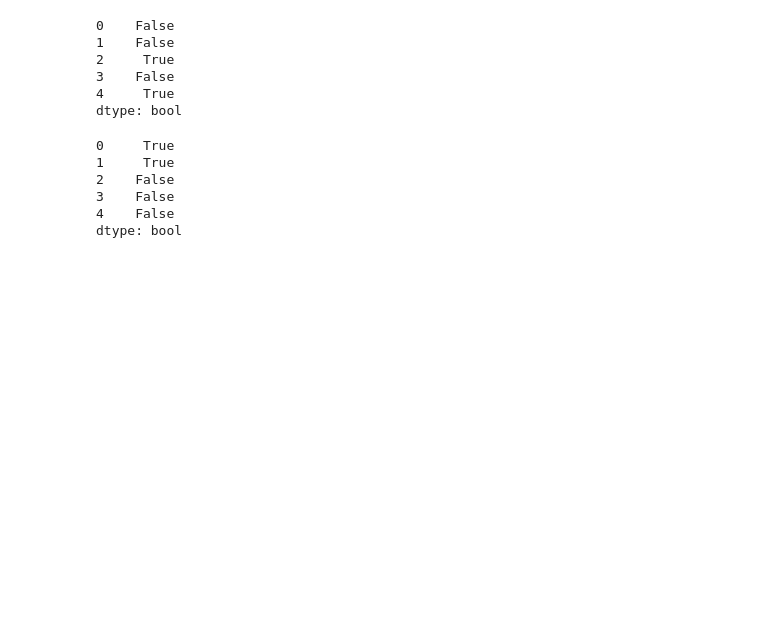
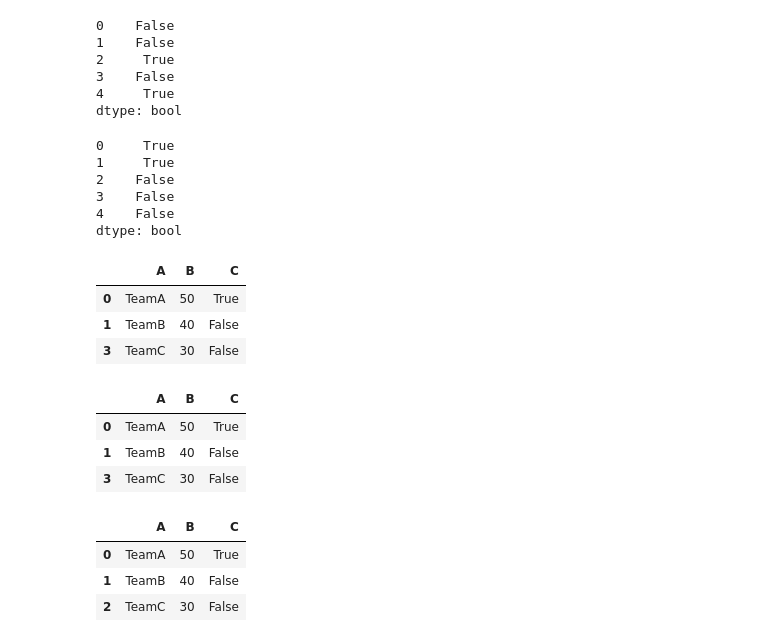
Before and after one commit to koffandaff/Python-2, a Jupyter notebook: T1/Ch1/Notes/Dhruvil/p1.ipynb, the cells around one changed output. Cells and saved outputs as stored; diff of their text form; code cells hidden in the pictures; blank space fills up the shorter version.

```diff
--- a/T1/Ch1/Notes/Dhruvil/p1.ipynb
+++ b/T1/Ch1/Notes/Dhruvil/p1.ipynb
@@ -1206,3 +1206,26 @@ df.duplicated(keep='last')
 3    False
 4    False
 dtype: bool
+# %%
+df.drop_duplicates()
+# %% [output]
+|  | A | B | C |
+| 0 | TeamA | 50 | True |
+| 1 | TeamB | 40 | False |
+| 3 | TeamC | 30 | False |
+# %%
+df.drop_duplicates(inplace=True)
+df
+# %% [output]
+|  | A | B | C |
+| 0 | TeamA | 50 | True |
+| 1 | TeamB | 40 | False |
+| 3 | TeamC | 30 | False |
+# %%
+df = df.reset_index(drop=True)
+df
+# %% [output]
+|  | A | B | C |
+| 0 | TeamA | 50 | True |
+| 1 | TeamB | 40 | False |
+| 2 | TeamC | 30 | False |
```
